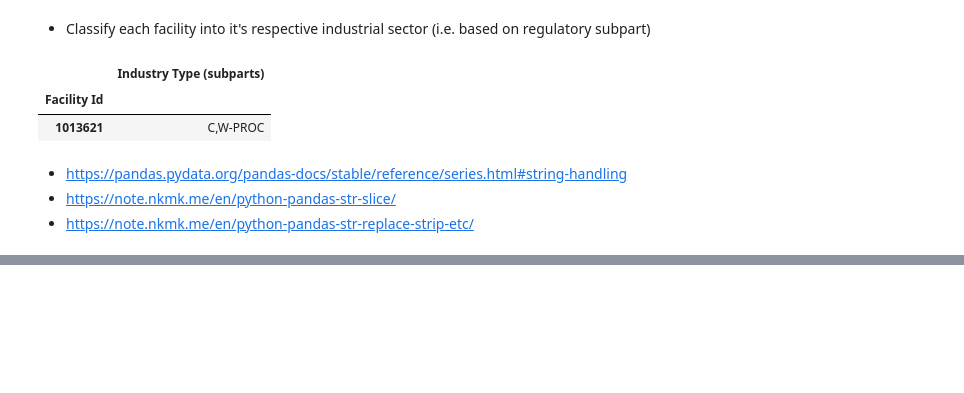
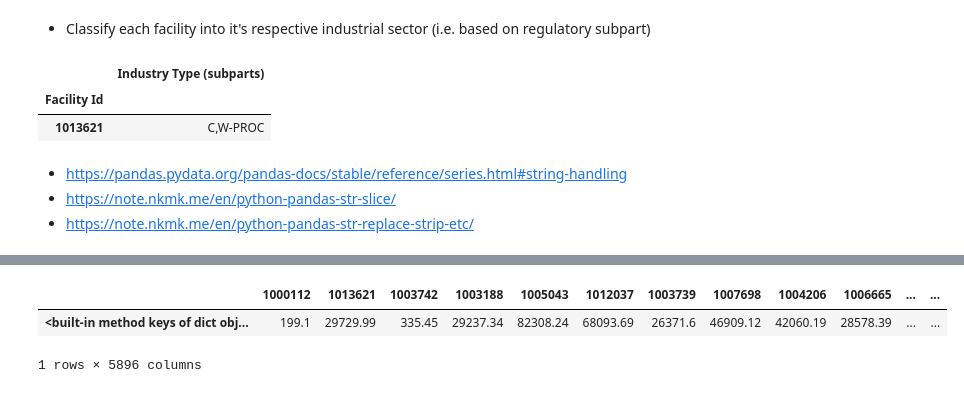
Before and after one commit to edanyi/ed_RCEL506, a Jupyter notebook: RCEL 506_CCS Analysis.ipynb, the cells around one changed output, grey strips where cells are left out. Saved outputs shown, nothing was run; the diff lists cells and outputs as text; code cells hidden in the pictures; blank space fills up the shorter version.

```diff
--- a/RCEL 506_CCS Analysis.ipynb
+++ b/RCEL 506_CCS Analysis.ipynb
@@ -334,0 +307,17 @@ subparts[['Name of industry']]
+# %%
+# create dict (key = facility id, value = CO2 emissions)
+# Iterate by row, and by column, check if value is a number
+# If value is a number, add to the dictionary
+
+stat_comb_dict = {}
+for label, row in co2_industries.iterrows():
+  #if row['Stationary Combustion']=='':           # need to remove Nan
+    stat_comb_dict[label]=row['Stationary Combustion'] # add to dict
+
+# Convert to dataframe
+stat_comb = pd.DataFrame(stat_comb_dict,index=[stat_comb_dict.keys])
+stat_comb
+# %% [output]
+|  | 1000112 | 1013621 | 1003742 | 1003188 | 1005043 | 1012037 | 1003739 | 1007698 | 1004206 | 1006665 | ... | ... |
+| <built-in method keys of dict obj... | 199.1 | 29729.99 | 335.45 | 29237.34 | 82308.24 | 68093.69 | 26371.6 | 46909.12 | 42060.19 | 28578.39 | ... | ... |
+1 rows × 5896 columns
```
Also changed, not shown: parts of 6 cells of this notebook.
